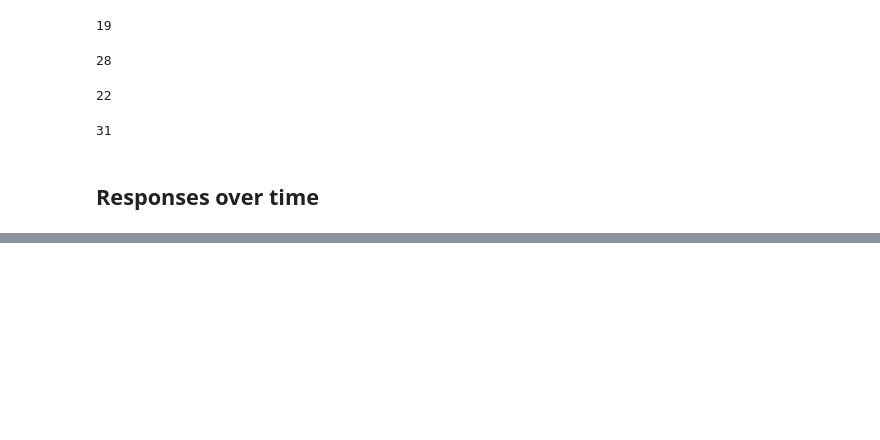
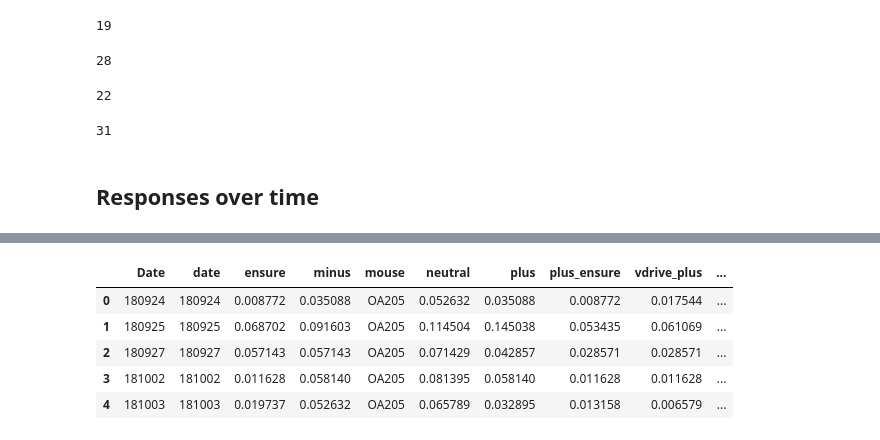
Before and after one commit to asugden/pool, a Jupyter notebook: notebooks/PER1/GLM_results.ipynb, the cells around one changed output, grey strips where cells are left out. Drawn from its saved outputs; the diff is of its cells as text; code cells hidden in the pictures; blank space fills up the shorter version.

```diff
--- a/notebooks/PER1/GLM_results.ipynb
+++ b/notebooks/PER1/GLM_results.ipynb
@@ -142,22 +148,34 @@ glm.labels()['plus'].sum()
 # %%
 mouse = flow.metadata.Mouse('OA205')
 label_list = []
+skip_few_runs = True
 for date in mouse.dates():
+    if skip_few_runs and len(date.runs(['training'])) < 2:
+        continue
     glm = date.glm()
-    plus = glm.labels()['plus']
-    neutral = glm.labels()['neutral']
-    minus = glm.labels()['minus']
-    ensure = glm.labels()['ensure']
+    if not glm:
+        continue
+    lick = glm.labels()['lick']
+    nolick = np.invert(lick)
+    plus = glm.labels()['plus'] & nolick
+    neutral = glm.labels()['neutral'] & nolick
+    minus = glm.labels()['minus'] & nolick
+    ensure = glm.labels()['ensure'] & nolick
+    quinine = glm.labels()['quinine'] & nolick
     vdrive_plus = db.get('vdrive_plus', date.mouse, date.date)
     label_list.append({'mouse': date.mouse,
                        'date': date.date,
-                       'date_str': str(date.date),
+                       'Date': str(date.date),
                        'plus': plus.sum() / float(len(plus)),
                        'neutral': neutral.sum() / float(len(neutral)),
                        'minus': minus.sum() / float(len(minus)),
                        'ensure': ensure.sum() / float(len(ensure)),
-                       'vdrive_plus': (vdrive_plus > 50).sum() / float(len(vdrive_plus)),
-                       'plus-ensure': (plus & ensure).sum() / float(len(ensure)),
-                       'vdrive_plus_ensure': ((vdrive_plus > 50) & ensure).sum() / float(len(ensure))})
+                       'quinine': quinine.sum() / float(len(quinine)),
+                       'vdrive_plus': ((vdrive_plus > 50) & nolick).sum() / float(len(vdrive_plus)),
+                       'vdrive_plus_30': ((vdrive_plus > 30) & nolick).sum() / float(len(vdrive_plus)),
+                       'plus_ensure': (plus & ensure).sum() / float(len(ensure)),
+                       'vdrive_plus_ensure': ((vdrive_plus > 50) & ensure & nolick).sum() / float(len(ensure)),
+                       'vdrive_plus_30_ensure': ((vdrive_plus > 30) & ensure & nolick).sum() / float(len(ensure))})
 label_df = pd.DataFrame(label_list)
-label_df_long = label_df.melt(id_vars=['mouse', 'date', 'date_str'])
+label_df['reverse'] = label_df.date.apply(lambda x: 'pre' if x < flow.metadata.reversal(mouse.mouse) else 'post')
+label_df_long = label_df.melt(id_vars=['mouse', 'date', 'Date', 'reverse'], value_name='Fraction of cells', var_name='Component')
@@ -169,0 +294,9 @@ sns.lineplot('date_str', 'value', data=label_df_long[label_df_long.variable.isin
+# %%
+label_df.head()
+# %% [output]
+|  | Date | date | ensure | minus | mouse | neutral | plus | plus_ensure | vdrive_plus | ... |
+| 0 | 180924 | 180924 | 0.008772 | 0.035088 | OA205 | 0.052632 | 0.035088 | 0.008772 | 0.017544 | ... |
+| 1 | 180925 | 180925 | 0.068702 | 0.091603 | OA205 | 0.114504 | 0.145038 | 0.053435 | 0.061069 | ... |
+| 2 | 180927 | 180927 | 0.057143 | 0.057143 | OA205 | 0.071429 | 0.042857 | 0.028571 | 0.028571 | ... |
+| 3 | 181002 | 181002 | 0.011628 | 0.058140 | OA205 | 0.081395 | 0.058140 | 0.011628 | 0.011628 | ... |
+| 4 | 181003 | 181003 | 0.019737 | 0.052632 | OA205 | 0.065789 | 0.032895 | 0.013158 | 0.006579 | ... |
```
Also changed, not shown: parts of 26 cells of this notebook, 1 other file.
